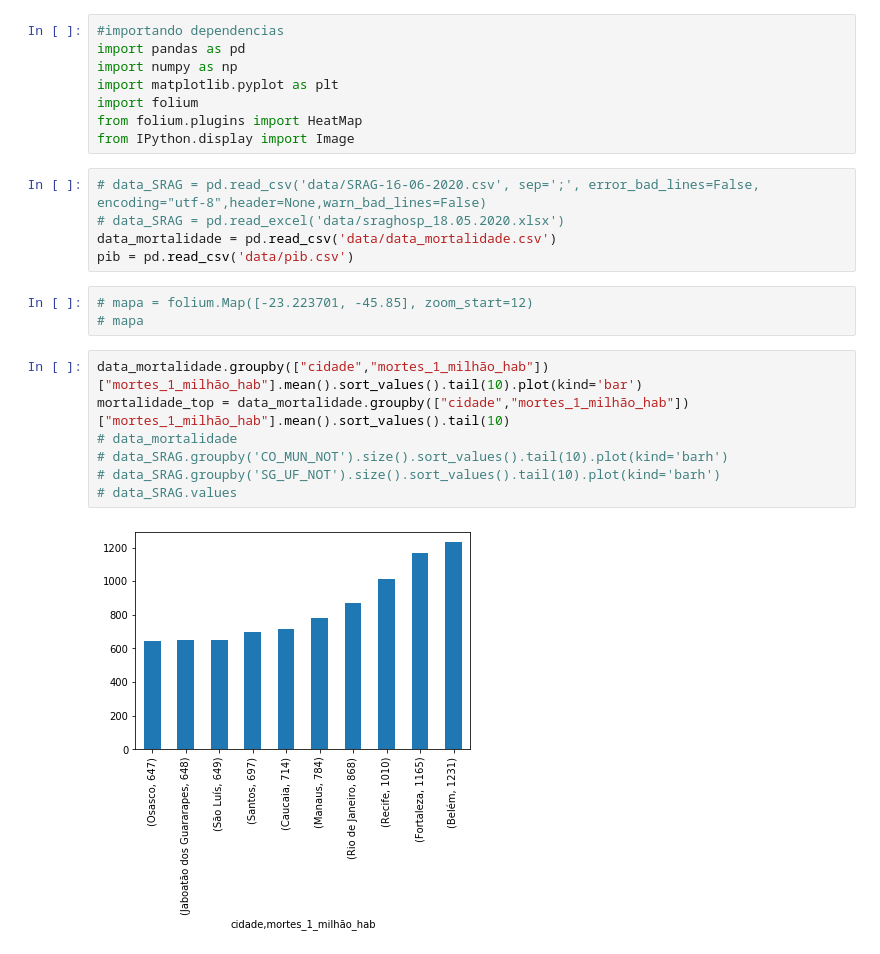
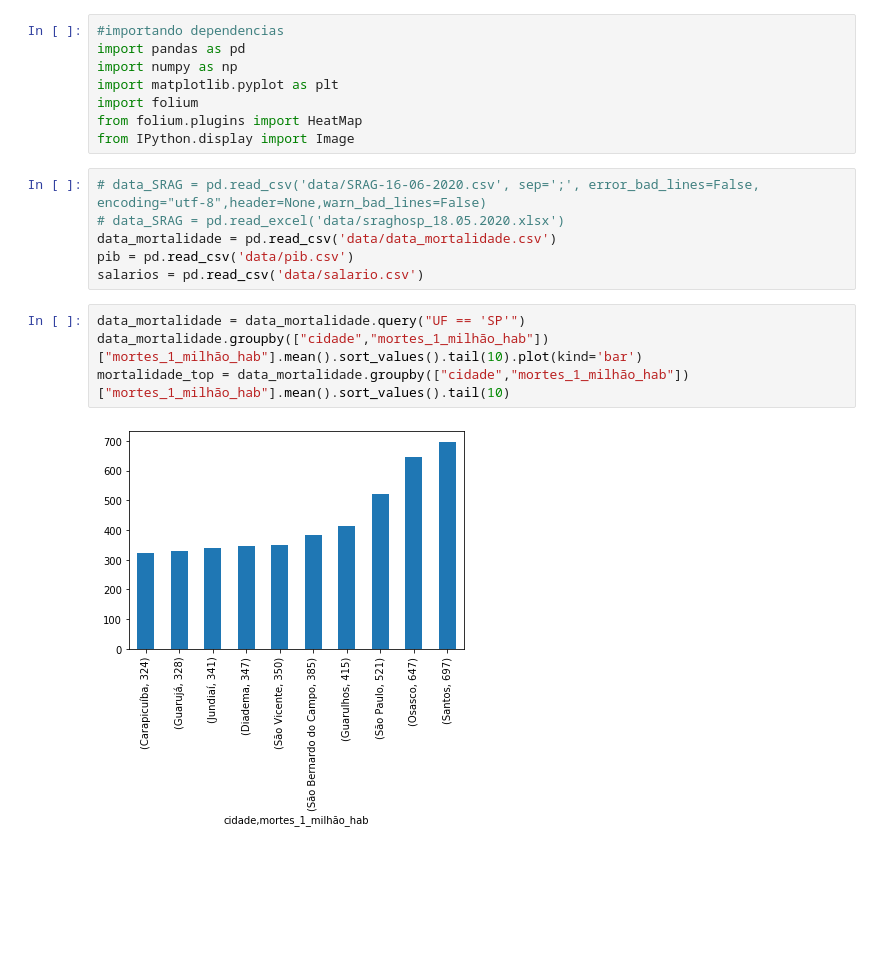
Before and after one commit to fmasanori/covid19_analysis, a Jupyter notebook: Covid_19_analysis.ipynb, the cells around one changed output. Drawn from its saved outputs; the diff is of its cells as text; blank space fills up the shorter version.

```diff
--- a/Covid_19_analysis.ipynb
+++ b/Covid_19_analysis.ipynb
@@ -11,18 +11,13 @@ from IPython.display import Image
 # data_SRAG = pd.read_excel('data/sraghosp_18.05.2020.xlsx')
 data_mortalidade = pd.read_csv('data/data_mortalidade.csv')
 pib = pd.read_csv('data/pib.csv')
+salarios = pd.read_csv('data/salario.csv')
-# %%
-# mapa = folium.Map([-23.223701, -45.85], zoom_start=12)
-# mapa
 # %%
+data_mortalidade = data_mortalidade.query("UF == 'SP'")
 data_mortalidade.groupby(["cidade","mortes_1_milhão_hab"])["mortes_1_milhão_hab"].mean().sort_values().tail(10).plot(kind='bar')
 mortalidade_top = data_mortalidade.groupby(["cidade","mortes_1_milhão_hab"])["mortes_1_milhão_hab"].mean().sort_values().tail(10)
-# data_mortalidade
-# data_SRAG.groupby('CO_MUN_NOT').size().sort_values().tail(10).plot(kind='barh')
-# data_SRAG.groupby('SG_UF_NOT').size().sort_values().tail(10).plot(kind='barh')
-# data_SRAG.values
 # %% [output]
-[figure, old version]
+[figure, new version]
 # %%
 # Gettin the top 10 mortality rank cities
 top_cidades = data_mortalidade.groupby(["cidade","mortes_1_milhão_hab"])["mortes_1_milhão_hab"].mean().sort_values().tail(10).to_dict()
```
Also changed, not shown: parts of 6 cells of this notebook, 4 other files.
